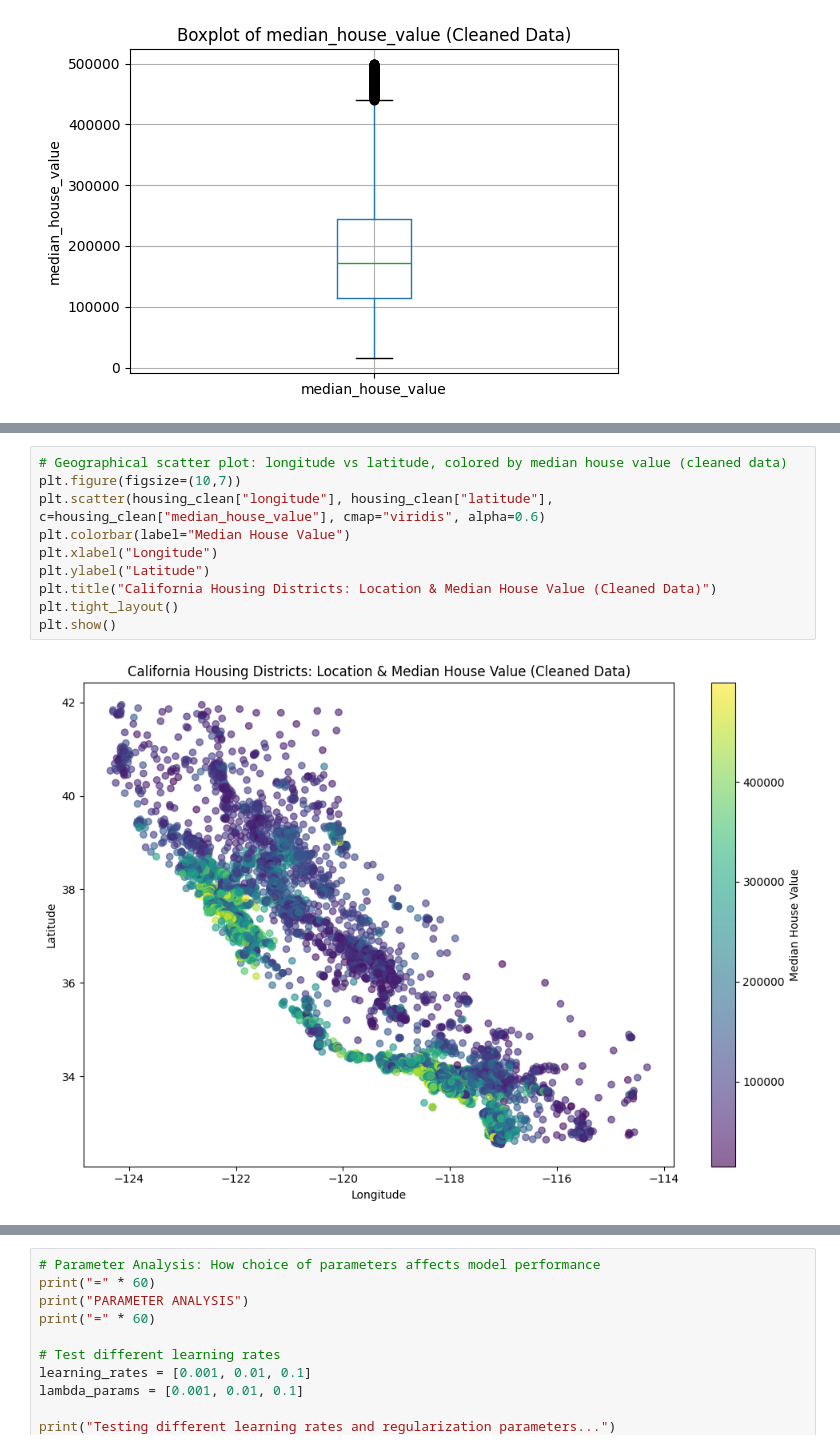
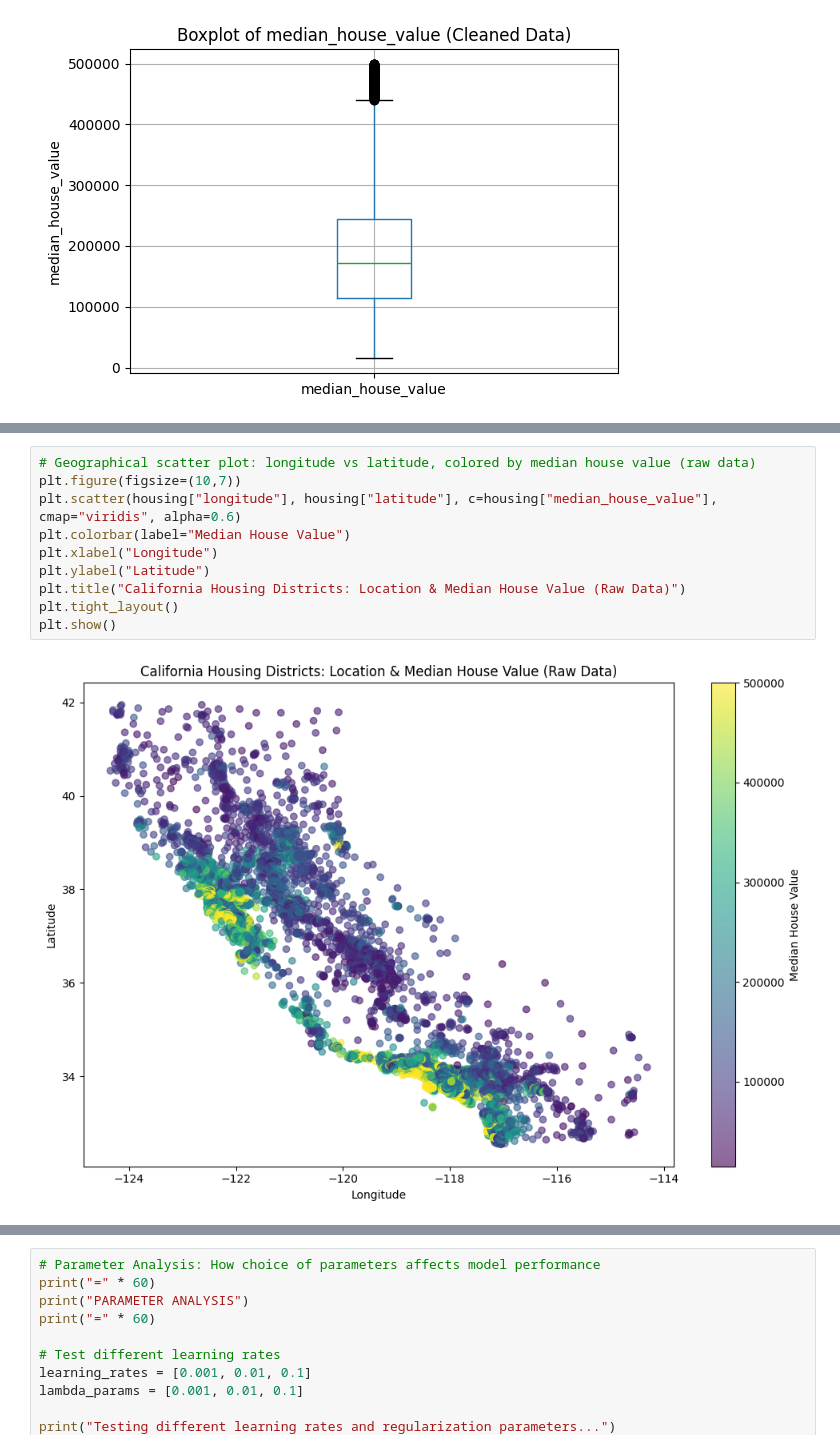
Before and after one commit to LukasKuhz/551git, a Jupyter notebook: A1.ipynb, the cells around one changed output, grey strips where cells are left out. Saved outputs shown, nothing was run; the diff lists cells and outputs as text.

```diff
--- a/A1.ipynb
+++ b/A1.ipynb
@@ -291,12 +344,12 @@ plt.show()
 # %%
-# Geographical scatter plot: longitude vs latitude, colored by median house value (cleaned data)
+# Geographical scatter plot: longitude vs latitude, colored by median house value (raw data)
 plt.figure(figsize=(10,7))
-plt.scatter(housing_clean["longitude"], housing_clean["latitude"], c=housing_clean["median_house_value"], cmap="viridis", alpha=0.6)
+plt.scatter(housing["longitude"], housing["latitude"], c=housing["median_house_value"], cmap="viridis", alpha=0.6)
 plt.colorbar(label="Median House Value")
 plt.xlabel("Longitude")
 plt.ylabel("Latitude")
-plt.title("California Housing Districts: Location & Median House Value (Cleaned Data)")
+plt.title("California Housing Districts: Location & Median House Value (Raw Data)")
 plt.tight_layout()
 plt.show()
 # %% [output]
-[figure, old version]
+[figure, new version]
```
Also changed, not shown: parts of 28 cells of this notebook.
